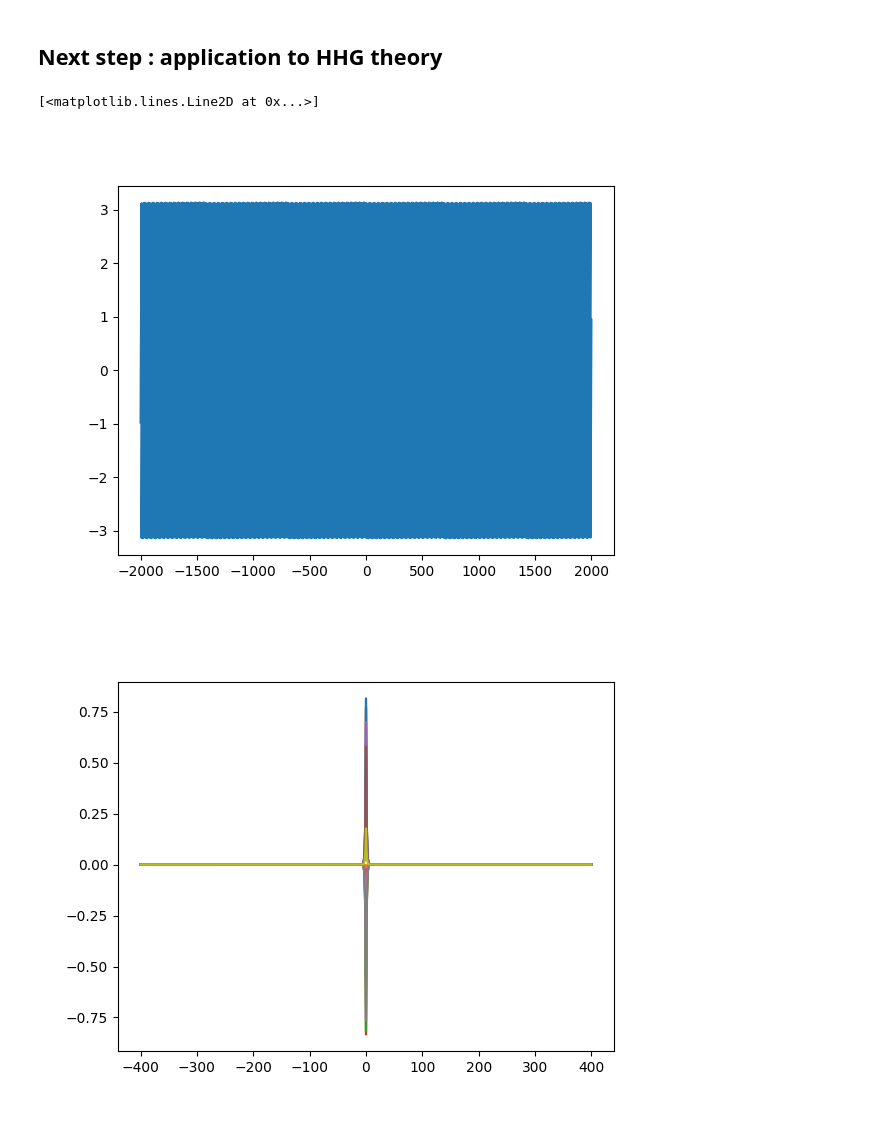
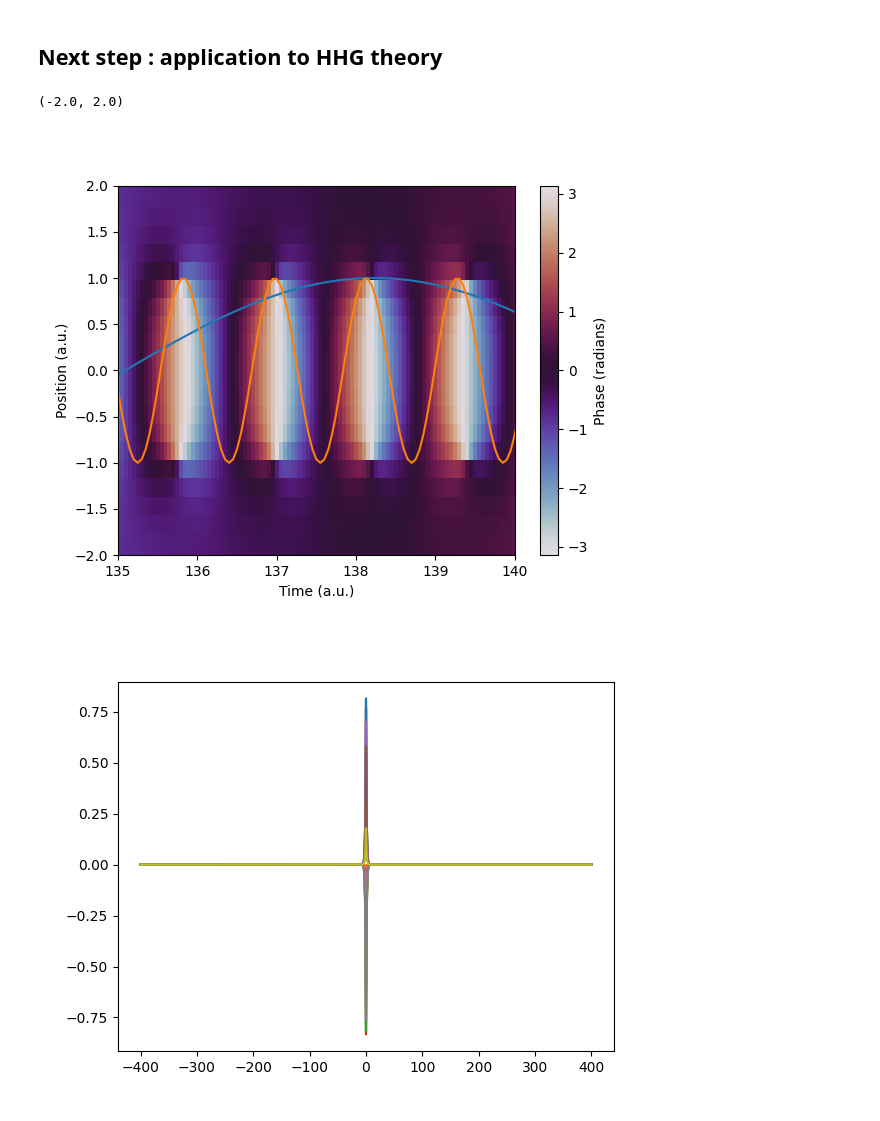
Before and after one commit to jupiterMJM/HHG_simulation, a Jupyter notebook: hands_on/TDSE_hands_on.ipynb, the cells around one changed output. Cells and saved outputs as stored; diff of their text form; code cells hidden in the pictures.

```diff
--- a/hands_on/TDSE_hands_on.ipynb
+++ b/hands_on/TDSE_hands_on.ipynb
@@ -185,7 +188,9 @@ def evolve_crank_nikolson(psi, V, E, dt, x):
     Nx = len(x)
     diagonals = [-2*np.ones(Nx), np.ones(Nx-1), np.ones(Nx-1)]
     L = sparse.diags(diagonals, [0, -1, 1], dtype=np.complex128) / dx**2
-    H = -0.5 * L + sparse.diags(V, 0, dtype=np.complex128) + sparse.diags(E * x, 0, dtype=np.complex128)  # Hamiltonian operator in sparse matrix form
+    potential = sparse.diags(V, 0, dtype=np.complex128) + sparse.diags(-E * x, 0, dtype=np.complex128)
+    assert np.any(potential.data != 0), "Potential matrix should not be zero"
+    H = -0.5 * L +  potential # Hamiltonian operator in sparse matrix form
     I = sparse.diags(np.ones(Nx), 0)
     A = (I + 1j * dt / 2 * H).tocsc()
     B = (I - 1j * dt / 2 * H).tocsc()
@@ -199,6 +204,8 @@ def evolve_crank_nikolson(psi, V, E, dt, x):
 
     # in theory, crank-nikolson conserves the norm, BUT numerical algorithm introduc small errors that keep adding up and de-normalize the wavefunction
     norm = np.sqrt(np.sum(np.abs(psi)**2) * dx) # le sqrt est necessaire pour la normalisation
+    if norm == 0:
+        raise ValueError("Wavefunction norm is zero, cannot normalize.")
     psi /= norm
     return psi
 
@@ -237,26 +244,24 @@ psi = np.complex128(psi)  # Convert to complex128 for TDSE
 psi_fonda = psi.copy()  # Save the initial state for later use
 print(np.sum(np.abs(psi)**2) * dx, psi)
 
-
-plt.figure()
-plt.plot(x, np.abs(psi)**2, label='Initial Density')
-plt.xlabel('Position (a.u.)')
-plt.ylabel('Density (a.u.)')
-
-
-enery_fonda = -0.5
+# enery_fonda = -0.5
 psi_history = np.zeros((len(t), len(x)), dtype=np.complex128)  # Store wavefunction history
 psi_fonda_history = np.zeros((len(t), len(x)), dtype=np.complex128)  # Store initial wavefunction history
 # Évolution
+
+psi_history[0, :] = psi.copy()  # Store the initial wavefunction at time t=0
+psi_fonda_history[0, :] = psi_fonda.copy()  # Store the initial wavefunction at time t=0
+
 i = -1
-for En in tqdm(champE):
+for En in tqdm(champE[:]):
     i += 1
     # print(np.sum(np.abs(psi)**2) * dx, psi)
     psi = evolve_crank_nikolson(psi, V, En, dt, x)
 
     assert np.isclose(np.sum(np.abs(psi)**2) * dx, 1.0, atol=1e-6), f"Normalization condition not satisfied {np.sum(np.abs(psi)**2) * dx}"
     psi_history[i, :] = psi.copy()  # Store the wavefunction at this time step
-    psi_fonda_history[i, :] = psi_fonda*np.exp(-1j * enery_fonda * t[i] / 1)  # Store the initial wavefunction at this time step
+    # psi_fonda_history[i, :] = psi_fonda*np.exp(-1j * enery_fonda * t[i] / 1)  # Store the initial wavefunction at this time step
+    # psi_fonda_history[i, :] = evolve_crank_nikolson(psi_fonda, V, 0, dt, x)  # Store the initial wavefunction at this time step
 
 print("Simulation complete. Computing final density...")
 rho = np.abs(psi)**2  # Density at the last time step
@@ -268,0 +273,10 @@ Simulation complete. Computing final density...
+# %%
+# simulation of the fundamental state
+psi_fonda = psi_fonda_history[0, :].copy()  # Reset to the initial state
+for i in tqdm(range(1, len(t))):
+    psi_fonda = evolve_crank_nikolson(psi_fonda, V, 0, dt, x)
+    norm = np.sqrt(np.sum(np.abs(psi_fonda)**2) * dx)
+    # print(norm, psi_fonda)
+    psi_fonda_history[i, :] = psi_fonda.copy()  # Store the fundamental state at this time step
+print("Simulation complete. Computing final density...")
+rho_fonda_history = np.abs(psi_fonda_history)**2  # Density history
@@ -323,10 +366,19 @@ plt.legend()
 ## Next step : application to HHG theory
 # %%
 plt.figure()
-plt.plot(t, np.mean(np.angle(psi_fonda_history), axis=1), label='Phase of Ground State')
+# plt.plot(t, np.min(np.angle(psi_fonda_history), axis=1), label='Phase of Ground State')
+# plt.plot(t, np.max(np.angle(psi_fonda_history), axis=1), label='Phase of Ground State')
+plt.imshow(np.angle(psi_fonda_history.T), aspect='auto', extent=[t[0], t[-1], x[0], x[-1]], origin='lower', cmap="twilight")
+plt.colorbar(label='Phase (radians)')
+plt.xlabel('Time (a.u.)')
+plt.ylabel('Position (a.u.)')
+plt.plot(t, np.cos(t/2))
+plt.plot(t, np.cos(5.45867*t))
+plt.xlim(135, 140)
+plt.ylim(-2, 2)
 # %% [output]
-[<matplotlib.lines.Line2D at 0x...>]
+(-2.0, 2.0)
-[figure, old version]
+[figure, new version]
 # %%
 plt.figure()
 for i in range(0, 1000, 55):
```
Also changed, not shown: parts of 18 cells of this notebook, 1 other file.
